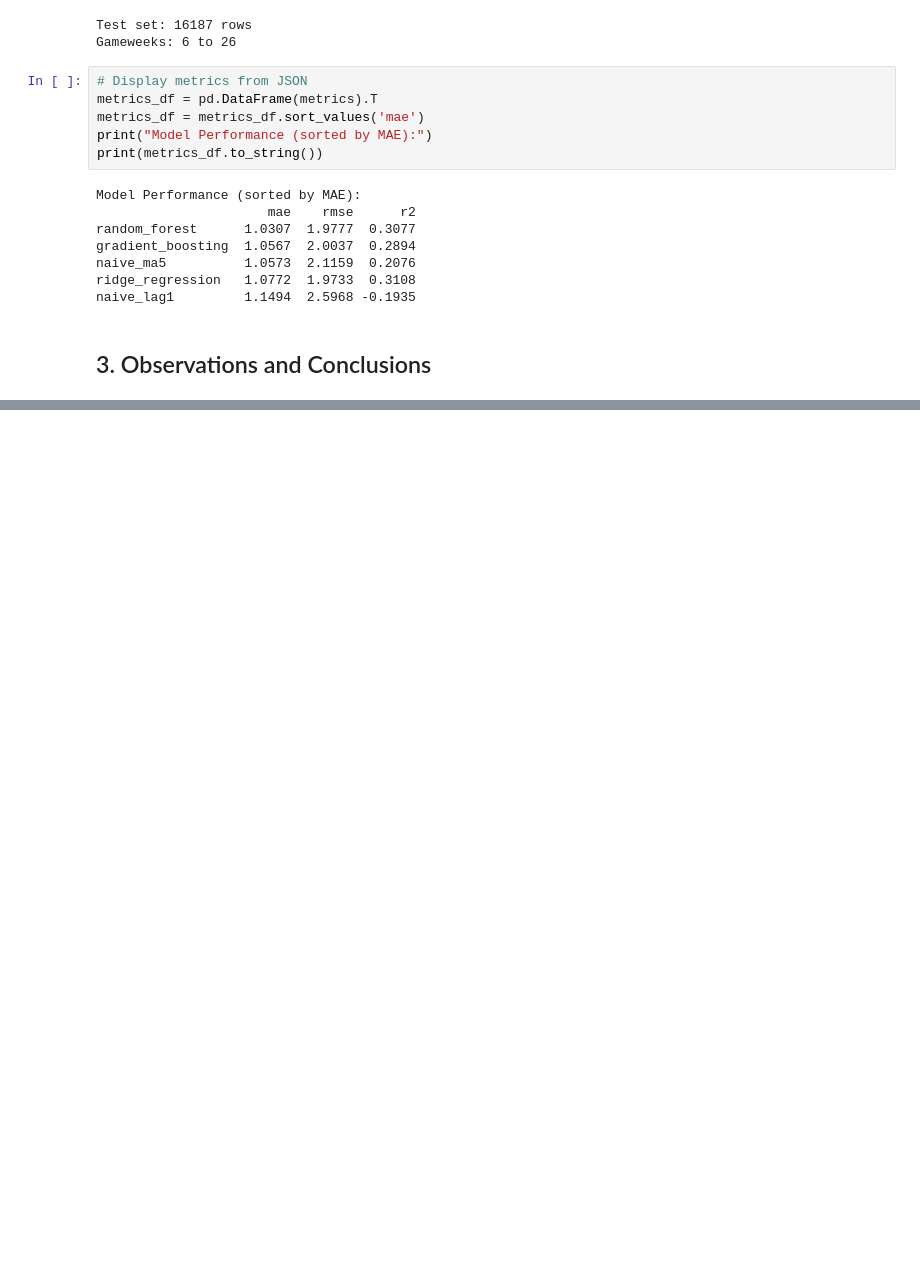
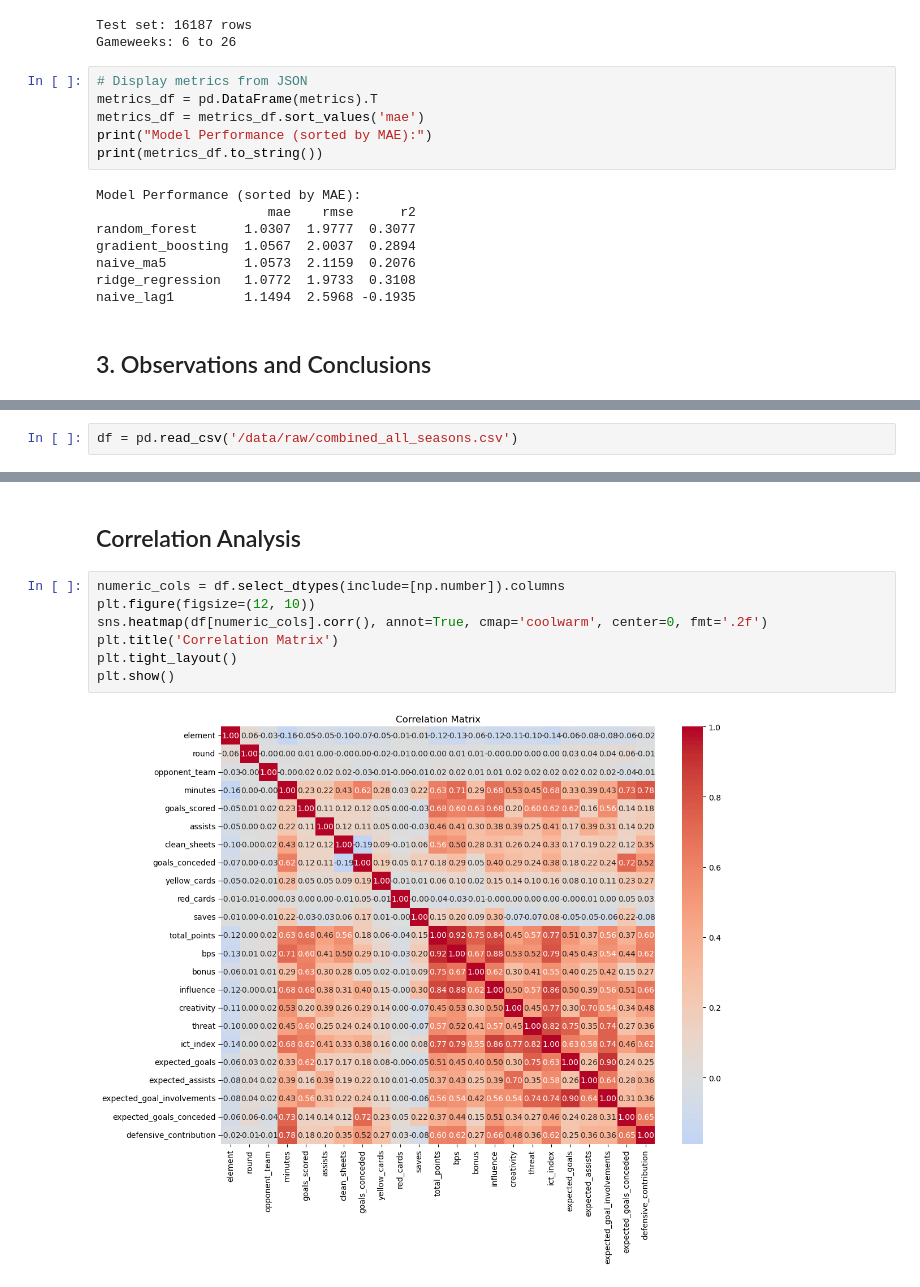
Before and after one commit to sarjit304/fpl-points-predictor, a Jupyter notebook: notebooks/evaluation.ipynb, the cells around one changed output, grey strips where cells are left out. Cells and saved outputs as stored; diff of their text form; blank space fills up the shorter version.

```diff
--- a/notebooks/evaluation.ipynb
+++ b/notebooks/evaluation.ipynb
@@ -124,0 +179,2 @@ naive_lag1         1.1494  2.5968 -0.1935
+# %%
+df = pd.read_csv('/data/raw/combined_all_seasons.csv')
@@ -124,0 +193,11 @@ naive_lag1         1.1494  2.5968 -0.1935
+# %% [markdown]
+## Correlation Analysis
+# %%
+numeric_cols = df.select_dtypes(include=[np.number]).columns
+plt.figure(figsize=(12, 10))
+sns.heatmap(df[numeric_cols].corr(), annot=True, cmap='coolwarm', center=0, fmt='.2f')
+plt.title('Correlation Matrix')
+plt.tight_layout()
+plt.show()
+# %% [output]
+[figure, added]
```
Also changed, not shown: parts of 31 cells of this notebook.
